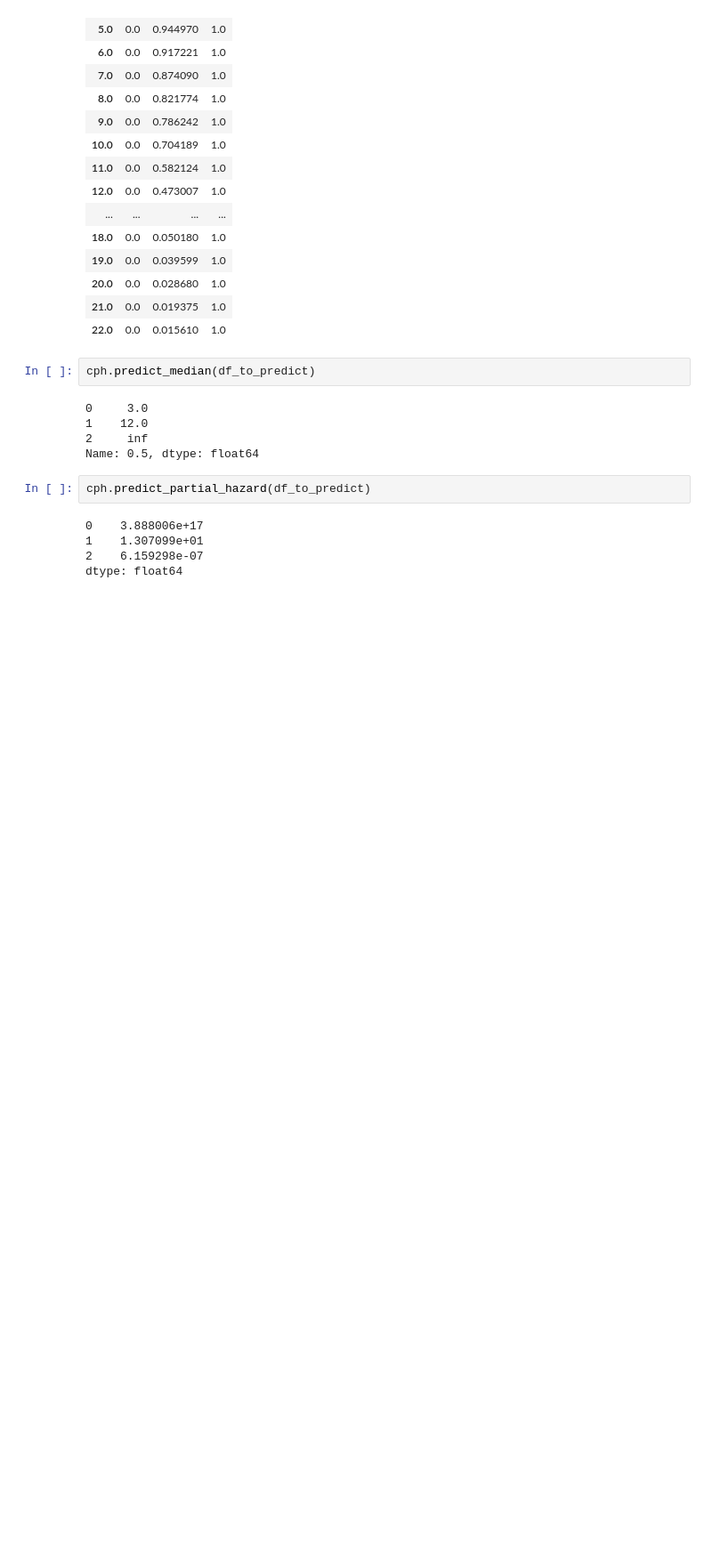
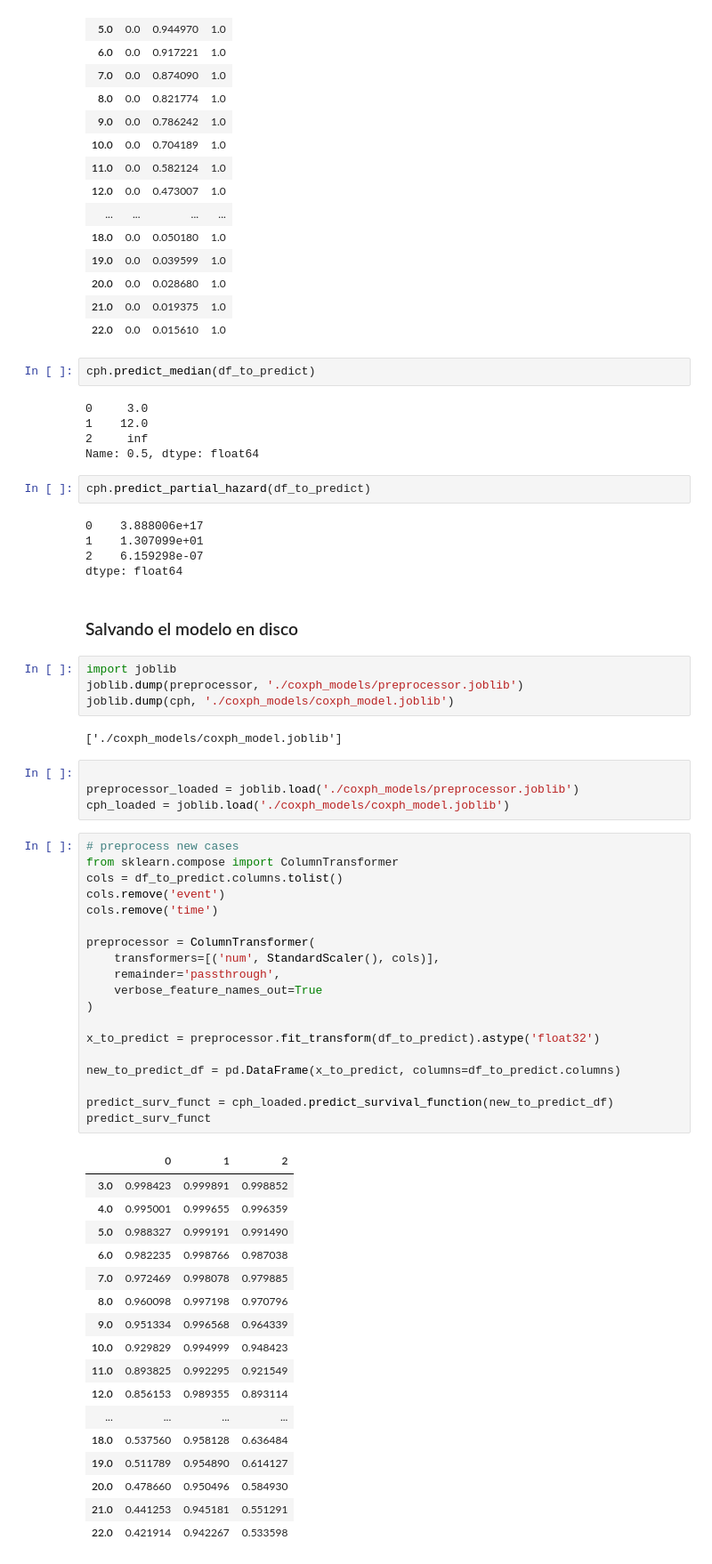
Before and after one commit to aavazquez-go/cdm_prototype, a Jupyter notebook: notebooks/coxph.ipynb, the cells around one changed output. Shown at 89% size. Drawn from its saved outputs; the diff is of its cells as text; blank space fills up the shorter version.

```diff
--- a/notebooks/coxph.ipynb
+++ b/notebooks/coxph.ipynb
@@ -437,3 +437,52 @@ cph.predict_partial_hazard(df_to_predict)
 1    1.307099e+01
 2    6.159298e-07
 dtype: float64
+# %% [markdown]
+### Salvando el modelo en disco
+# %%
+import joblib
+joblib.dump(preprocessor, './coxph_models/preprocessor.joblib')
+joblib.dump(cph, './coxph_models/coxph_model.joblib')
+# %% [output]
+['./coxph_models/coxph_model.joblib']
+# %%
+
+preprocessor_loaded = joblib.load('./coxph_models/preprocessor.joblib')
+cph_loaded = joblib.load('./coxph_models/coxph_model.joblib')
+# %%
+# preprocess new cases
+from sklearn.compose import ColumnTransformer
+cols = df_to_predict.columns.tolist()
+cols.remove('event')
+cols.remove('time')
+
+preprocessor = ColumnTransformer(
+    transformers=[('num', StandardScaler(), cols)],
+    remainder='passthrough',
+    verbose_feature_names_out=True
+)
+
+x_to_predict = preprocessor.fit_transform(df_to_predict).astype('float32')
+
+new_to_predict_df = pd.DataFrame(x_to_predict, columns=df_to_predict.columns)
+
+predict_surv_funct = cph_loaded.predict_survival_function(new_to_predict_df)
+predict_surv_funct
+# %% [output]
+|  | 0 | 1 | 2 |
+| 3.0 | 0.998423 | 0.999891 | 0.998852 |
+| 4.0 | 0.995001 | 0.999655 | 0.996359 |
+| 5.0 | 0.988327 | 0.999191 | 0.991490 |
+| 6.0 | 0.982235 | 0.998766 | 0.987038 |
+| 7.0 | 0.972469 | 0.998078 | 0.979885 |
+| 8.0 | 0.960098 | 0.997198 | 0.970796 |
+| 9.0 | 0.951334 | 0.996568 | 0.964339 |
+| 10.0 | 0.929829 | 0.994999 | 0.948423 |
+| 11.0 | 0.893825 | 0.992295 | 0.921549 |
+| 12.0 | 0.856153 | 0.989355 | 0.893114 |
+| ... | ... | ... | ... |
+| 18.0 | 0.537560 | 0.958128 | 0.636484 |
+| 19.0 | 0.511789 | 0.954890 | 0.614127 |
+| 20.0 | 0.478660 | 0.950496 | 0.584930 |
+| 21.0 | 0.441253 | 0.945181 | 0.551291 |
+| 22.0 | 0.421914 | 0.942267 | 0.533598 |
```
Also changed, not shown: parts of 5 cells of this notebook, 10 other files.
